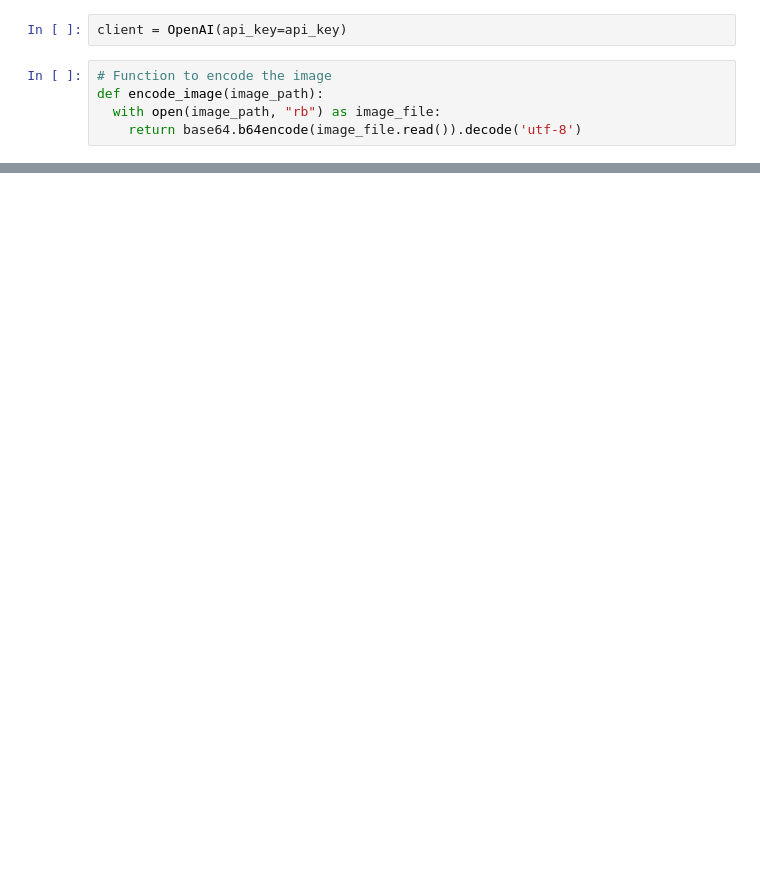
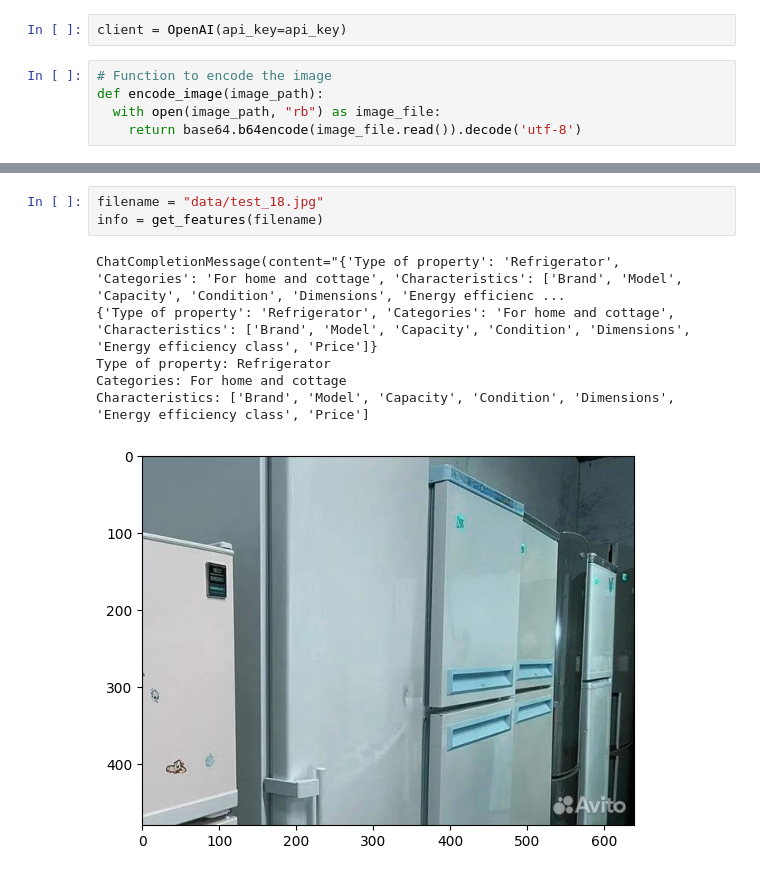
Before and after one commit to mchomak/Recognize_photo, a Jupyter notebook: test_1.ipynb, the cells around one changed output, grey strips where cells are left out. Cells and saved outputs as stored; diff of their text form; blank space fills up the shorter version.

```diff
--- a/test_1.ipynb
+++ b/test_1.ipynb
@@ -70 +141,11 @@ print(features)
+# %%
+filename = "data/test_18.jpg"
+info = get_features(filename)
+# %% [output]
+ChatCompletionMessage(content="{'Type of property': 'Refrigerator', 'Categories': 'For home and cottage', 'Characteristics': ['Brand', 'Model', 'Capacity', 'Condition', 'Dimensions', 'Energy efficienc ...
+{'Type of property': 'Refrigerator', 'Categories': 'For home and cottage', 'Characteristics': ['Brand', 'Model', 'Capacity', 'Condition', 'Dimensions', 'Energy efficiency class', 'Price']}
+Type of property: Refrigerator
+Categories: For home and cottage
+Characteristics: ['Brand', 'Model', 'Capacity', 'Condition', 'Dimensions', 'Energy efficiency class', 'Price']
+[figure, added]
 # %%
```
Also changed, not shown: parts of 17 cells of this notebook, 54 other files.
